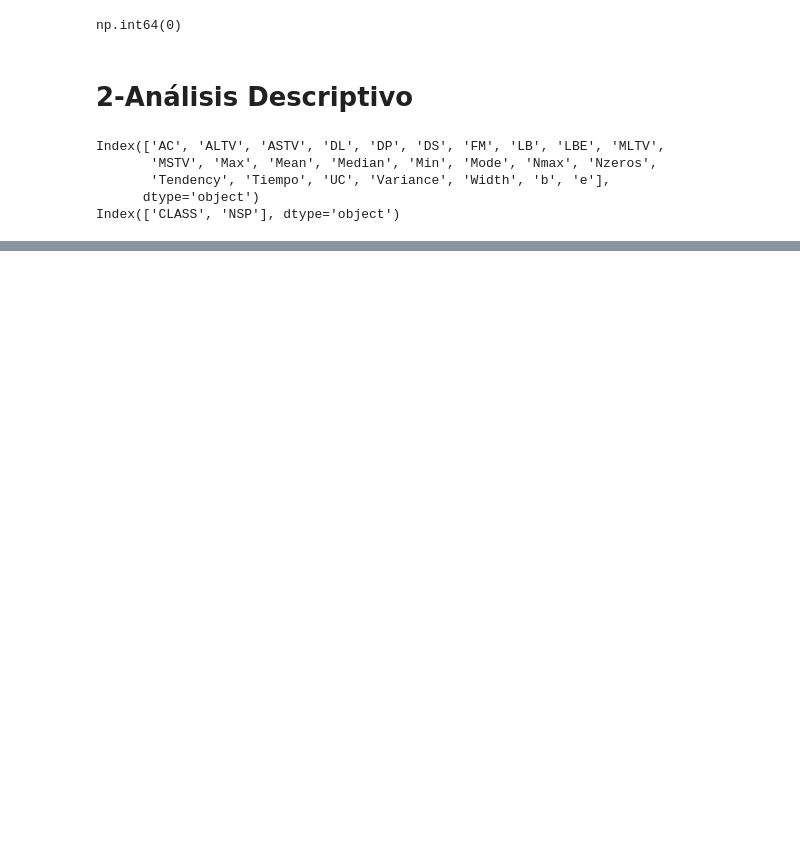
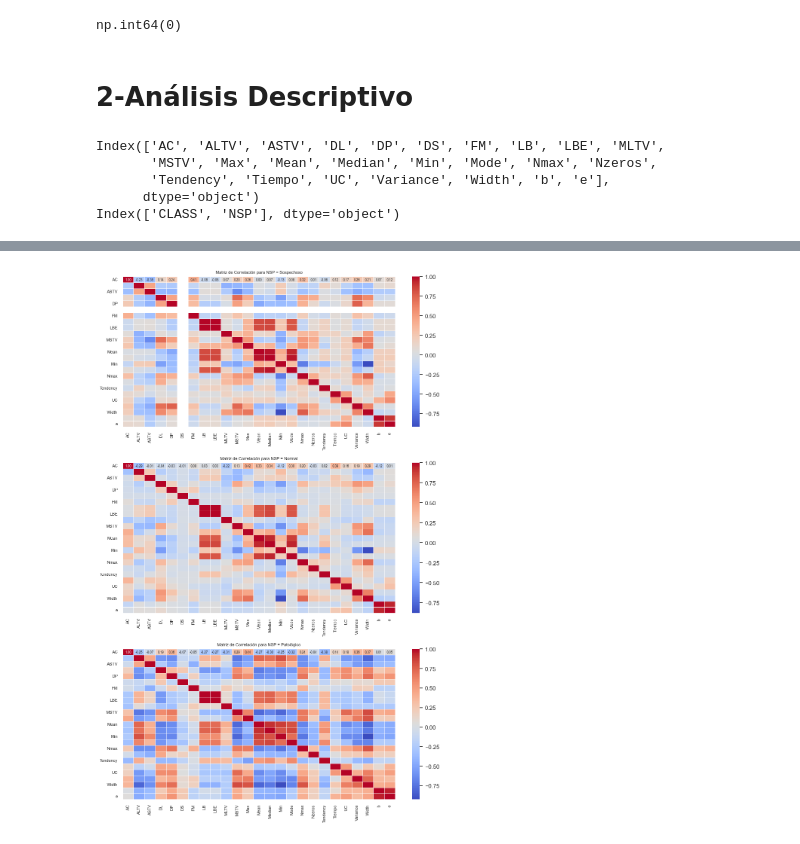
Before and after one commit to jgarciaug/cardiotocology, a Jupyter notebook: analisis.ipynb, the cells around one changed output, grey strips where cells are left out. Drawn from its saved outputs; the diff is of its cells as text; code cells hidden in the pictures; blank space fills up the shorter version.

```diff
--- a/analisis.ipynb
+++ b/analisis.ipynb
@@ -228,0 +350,30 @@ plt.show()
+# %%
+nsp_values = df['NSP'].unique()
+sns.set(style="white", palette="muted")
+
+# Crear el grid de subplots
+fig, axes = plt.subplots(nrows=len(nsp_values), ncols=1, figsize=(10, 15))
+
+# Crear heatmaps para cada valor de NSP
+for i, nsp_val in enumerate(nsp_values):
+    # Filtrar el DataFrame por el valor de NSP
+    df_filtered = df[df['NSP'] == nsp_val]
+
+    # Calcular la matriz de correlaciones para el subconjunto filtrado
+    corr = df_filtered[numeric_cols].corr()
+
+    # Crear el heatmap
+    sns.heatmap(corr, annot=True, cmap='coolwarm', fmt=".2f", linewidths=0.5,
+                annot_kws={"fontsize": 6}, ax=axes[i])
+    axes[i].set_title(f"Matriz de Correlación para NSP = {nsp_val}", fontsize=8)
+    axes[i].tick_params(axis='x', labelsize=8)
+    axes[i].tick_params(axis='y', labelsize=8)
+
+
+plt.xticks(fontsize=8)
+plt.yticks(fontsize=8)
+
+plt.tight_layout()
+plt.show()
+# %% [output]
+[figure, added]
```
Also changed, not shown: parts of 34 cells of this notebook.
